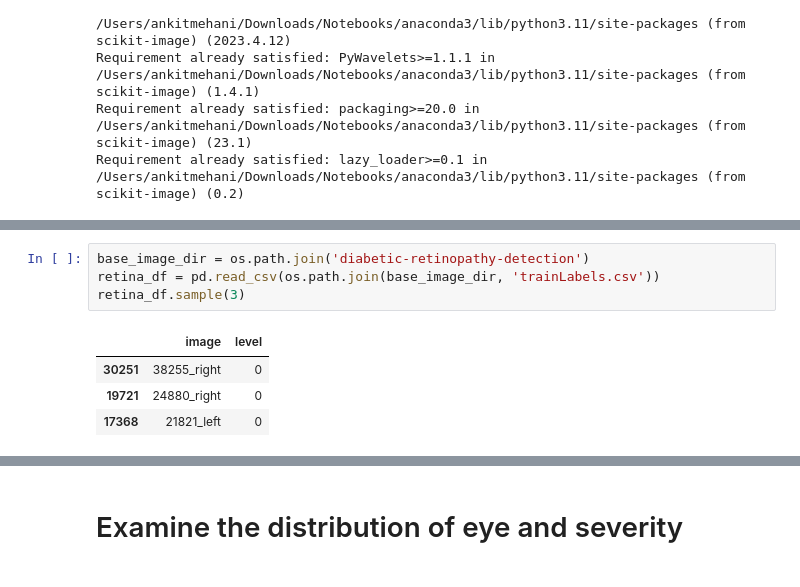
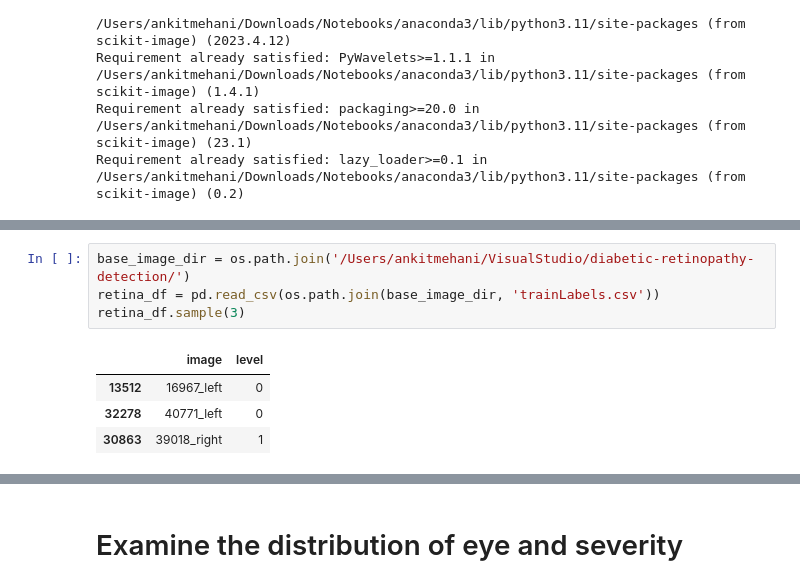
Before and after one commit to ankitmehani/MSIN0097_PredictiveAnalytics_2024, a Jupyter notebook: diabetic-retinopathy-detection-notebook.ipynb, the cells around one changed output, grey strips where cells are left out. Cells and saved outputs as stored; diff of their text form.

```diff
--- a/diabetic-retinopathy-detection-notebook.ipynb
+++ b/diabetic-retinopathy-detection-notebook.ipynb
@@ -65,12 +50,12 @@ ModuleNotFoundError: No module named 'numpy'
 # %%
-base_image_dir = os.path.join('diabetic-retinopathy-detection')
+base_image_dir = os.path.join('/Users/ankitmehani/VisualStudio/diabetic-retinopathy-detection/')
 retina_df = pd.read_csv(os.path.join(base_image_dir, 'trainLabels.csv'))
 retina_df.sample(3)
 # %% [output]
 |  | image | level |
-| 30251 | 38255_right | 0 |
-| 19721 | 24880_right | 0 |
-| 17368 | 21821_left | 0 |
+| 13512 | 16967_left | 0 |
+| 32278 | 40771_left | 0 |
+| 30863 | 39018_right | 1 |
 # %%
 !pip install tensorflow
 # %% [output]
```
Also changed, not shown: parts of 28 cells of this notebook, 2 other files.
